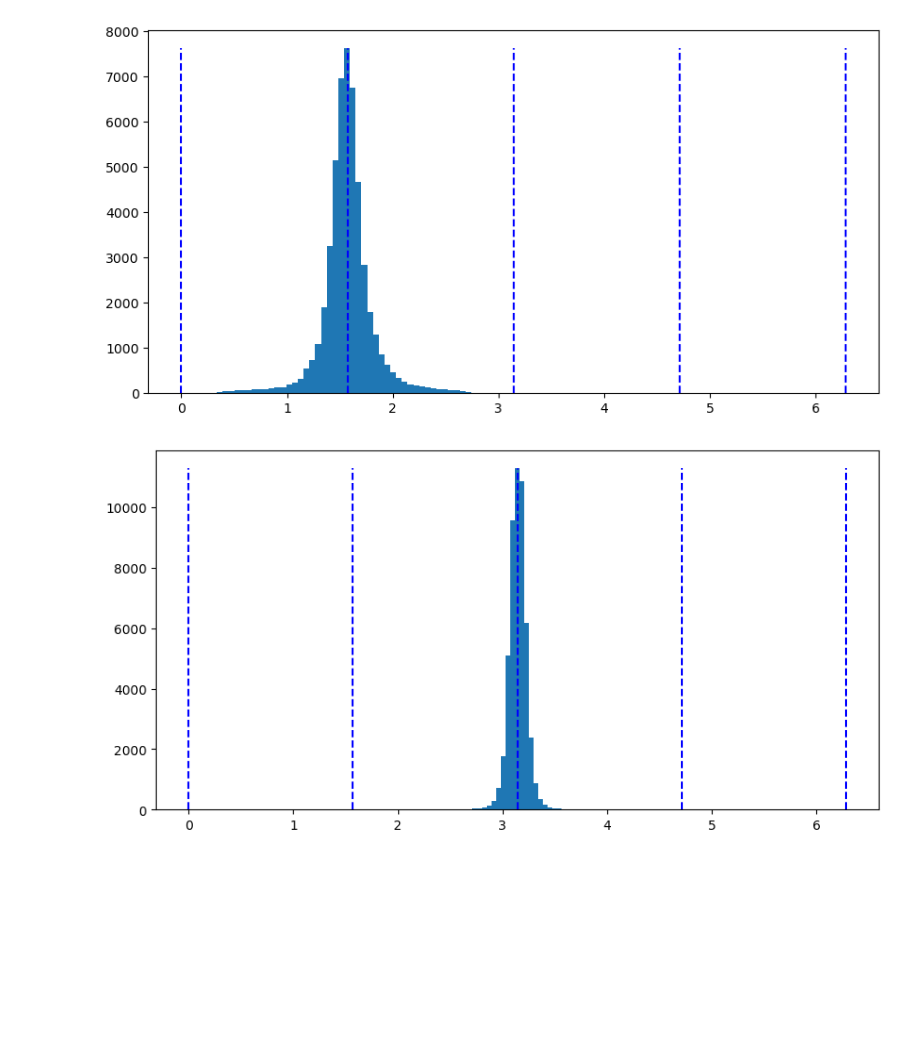
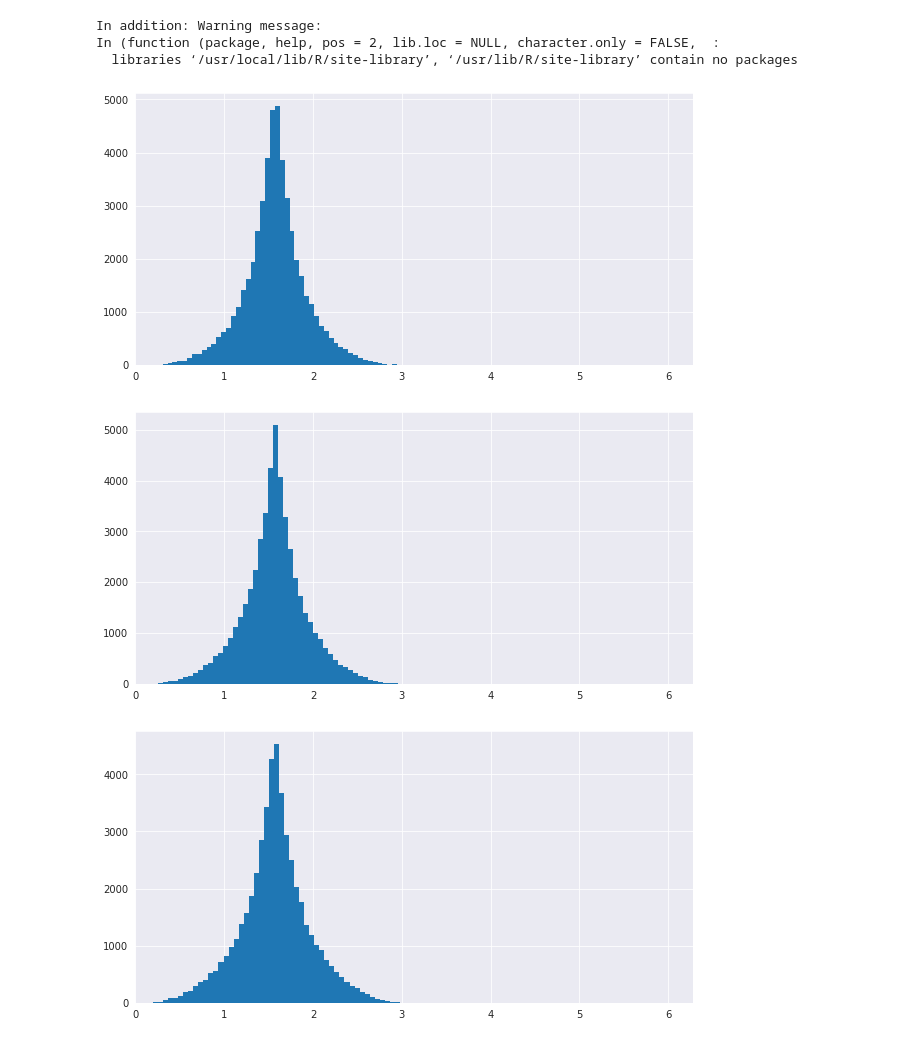
Before and after one commit to marcello-negri/manifold_flow, a Jupyter notebook: uniform_lp.ipynb, the cells around one changed output. Drawn from its saved outputs; the diff is of its cells as text; code cells hidden in the pictures; blank space fills up the shorter version.

```diff
--- a/uniform_lp.ipynb
+++ b/uniform_lp.ipynb
@@ -381,8 +379,8 @@ for i in range(1, samples_spherical.shape[1]):
     plt.figure(figsize=(10,5))
     #n, bins, patches = plt.hist(samples_spherical[:,i], bins=50)
     plt.hist(samples_spherical[:,i], bins=50)
-    plt.vlines([0, np.pi * 0.5, np.pi, np.pi*1.5, 2 * np.pi], ymin=0, ymax=400, linestyles='dashed', colors='b')
-    # plt.savefig(f"{dir_name}samples_p{q}_theta_flow.pdf", dpi=100)
+    plt.vlines([0, np.pi * 0.5, np.pi, np.pi*1.5, 2 * np.pi], ymin=0, ymax=400, linestyles='dashed', colors='b', edgecolor = "none")
+    #plt.savefig(f"{dir_name}samples_p{q}_theta_flow_prior_angles_{i}.pdf", dpi=100)
     plt.xlim(0, 2*np.pi)
     plt.show()
     plt.clf()
@@ -397 +395,12 @@ for i in range(1, samples_spherical.shape[1]):
 <Figure size 432x288 with 0 Axes>
+# %%
+samples_spherical = cartesian_to_spherical_torch(torch.tensor(samples)).numpy()
+for i in range(1, samples_spherical.shape[1]):
+    plt.figure(figsize=(10,5))
+    #n, bins, patches = plt.hist(samples_spherical[:,i], bins=50)
+    plt.hist(samples_spherical[:,i], bins=50)
+    plt.vlines([0, np.pi * 0.5, np.pi, np.pi*1.5, 2 * np.pi], ymin=0, ymax=400, linestyles='dashed', colors='b', edgecolor = "none")
+    #plt.savefig(f"{dir_name}samples_p{q}_theta_flow_prior_angles_{i}.pdf", dpi=100)
+    plt.xlim(0, 2*np.pi)
+    plt.show()
+    plt.clf()
@@ -397,0 +416,5 @@ for i in range(1, samples_spherical.shape[1]):
+# %%
+def lp_norm(arr, p):
+    norm = np.sum(np.power(np.abs(arr), p), 1)
+    norm = np.power(norm, 1/p).reshape(-1,1)
+    return arr/norm
@@ -398,11 +426,27 @@ for i in range(1, samples_spherical.shape[1]):
+# %%
+from rpy2.robjects.packages import importr
+rpgnorm = importr('pgnorm')
+q=1
+n_samples = 50000
+flow_dim = 10
+%R -i q -i flow_dim -i n_samples -o samples samples <- rpgnorm(n_samples * flow_dim, q)
+samples = np.array(samples).reshape(-1,flow_dim)
+samples_norm = lp_norm(samples, q)
+# %% [output]
+In addition: Warning message:
+In (function (package, help, pos = 2, lib.loc = NULL, character.only = FALSE,  :
+  libraries ‘/usr/local/lib/R/site-library’, ‘/usr/lib/R/site-library’ contain no packages
 # %%
-samples_spherical = cartesian_to_spherical_torch(torch.tensor(samples)).numpy()
+samples_spherical = cartesian_to_spherical_torch(torch.from_numpy(samples_norm)).numpy()
 for i in range(1, samples_spherical.shape[1]):
     plt.figure(figsize=(10,5))
-    n, bins, patches = plt.hist(samples_spherical[:,i], bins=50)
-    plt.vlines([0, np.pi * 0.5, np.pi, np.pi*1.5, 2 * np.pi], ymin=0, ymax=max(n), linestyles='dashed', colors='b')
-    # plt.savefig(f"{dir_name}samples_p{q}_theta_flow.pdf", dpi=100)
+    # n, bins, patches = plt.hist(samples_spherical[:,i], bins=200)
+    plt.hist(samples_spherical[:,i], bins=50, edgecolor = "none")
+    #plt.vlines([0, np.pi * 0.5, np.pi, np.pi*1.5, 2 * np.pi], ymin=0, ymax=max(n), linestyles='dashed', colors='b')
+    # plt.savefig(f"{dir_name}samples_p{q}_theta_gt.pdf", dpi=100)
+    plt.xlim(0,2*np.pi)
     plt.show()
 # %% [output]
-[figure, old version]
+[figure, new version]
-[figure, old version]
+[figure, new version]
+[figure, added]
```
Also changed, not shown: parts of 18 cells of this notebook, 1 other file.
